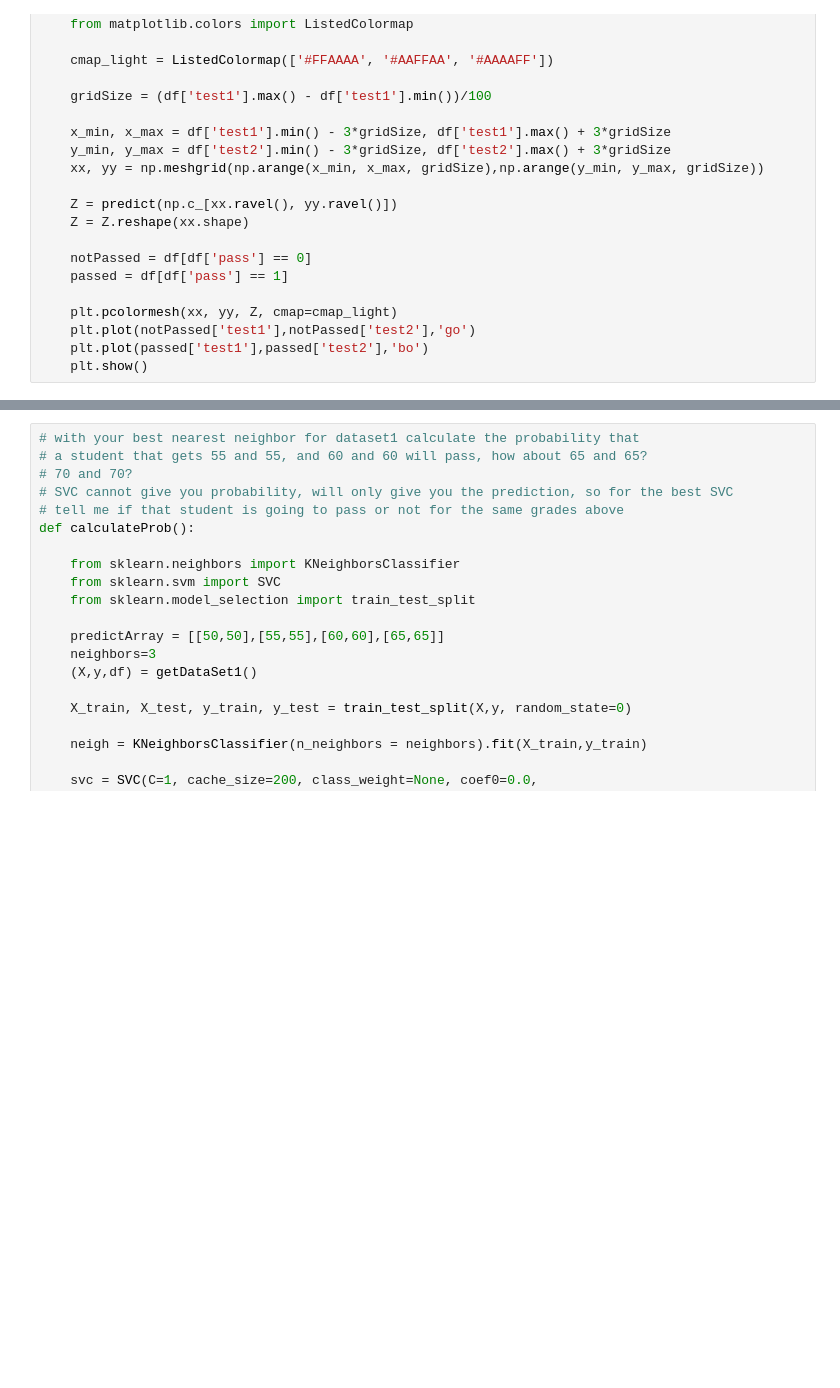
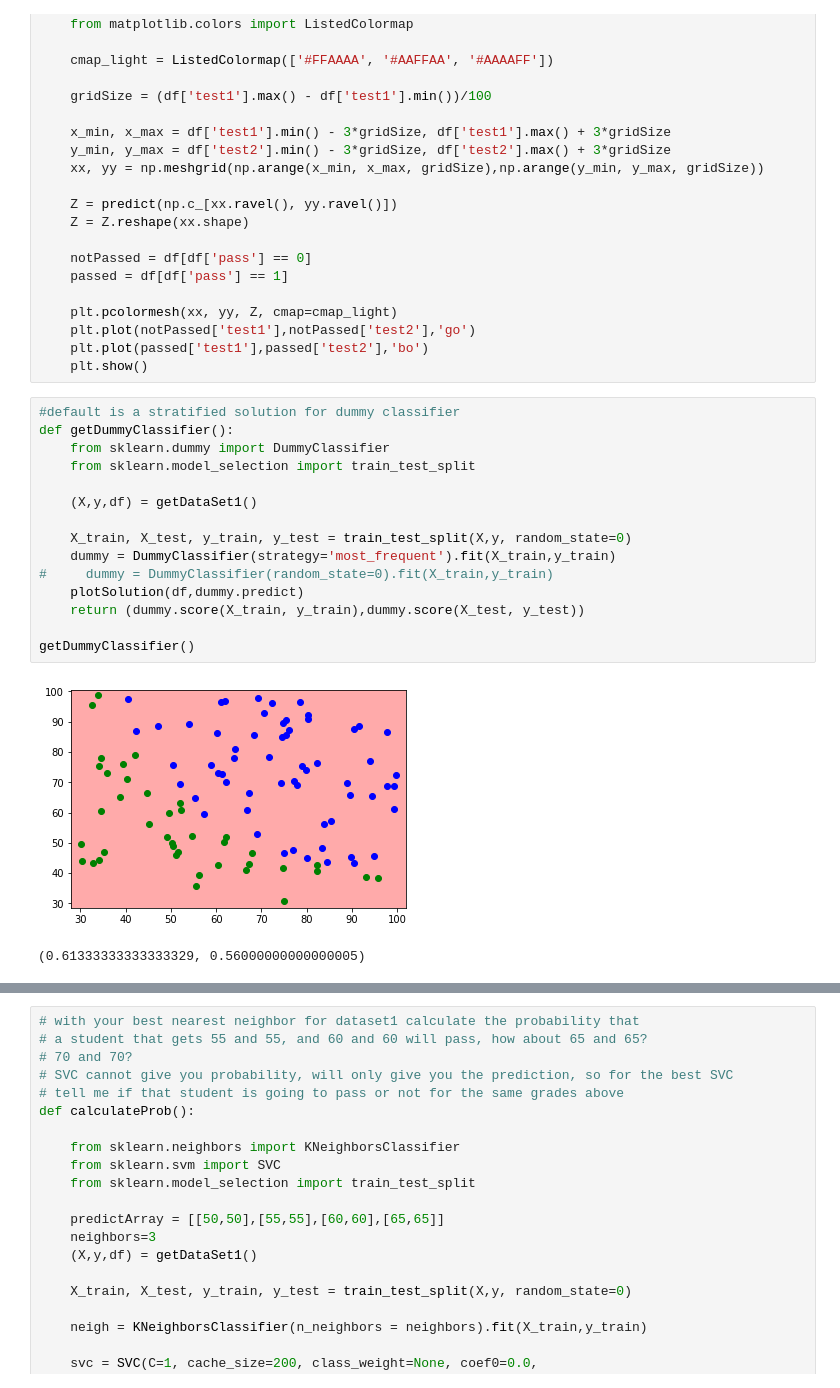
Before and after one commit to axlrommel/machine-learning-class-python, a Jupyter notebook: week1/exercise3.ipynb, the cells around one changed output, grey strips where cells are left out. Saved outputs shown, nothing was run; the diff lists cells and outputs as text; blank space fills up the shorter version.

Commit message:
added decision tree and dummy classifiers

```diff
--- a/week1/exercise3.ipynb
+++ b/week1/exercise3.ipynb
@@ -65,6 +63,24 @@ def plotSolution(df,predict):
     plt.plot(notPassed['test1'],notPassed['test2'],'go')
     plt.plot(passed['test1'],passed['test2'],'bo')
     plt.show()
+# %%
+#default is a stratified solution for dummy classifier
+def getDummyClassifier():
+    from sklearn.dummy import DummyClassifier
+    from sklearn.model_selection import train_test_split
+
+    (X,y,df) = getDataSet1()
+
+    X_train, X_test, y_train, y_test = train_test_split(X,y, random_state=0)
+    dummy = DummyClassifier(strategy='most_frequent').fit(X_train,y_train)
+#     dummy = DummyClassifier(random_state=0).fit(X_train,y_train)
+    plotSolution(df,dummy.predict)
+    return (dummy.score(X_train, y_train),dummy.score(X_test, y_test))
+
+getDummyClassifier()
+# %% [output]
+[figure, added]
+(0.61333333333333329, 0.56000000000000005)
 # %%
 # change the n_neighbors parameter between 1 and 4 for testset 1 and 2, notice the
 # different graph and results
```
Also changed, not shown: parts of 5 cells of this notebook.
